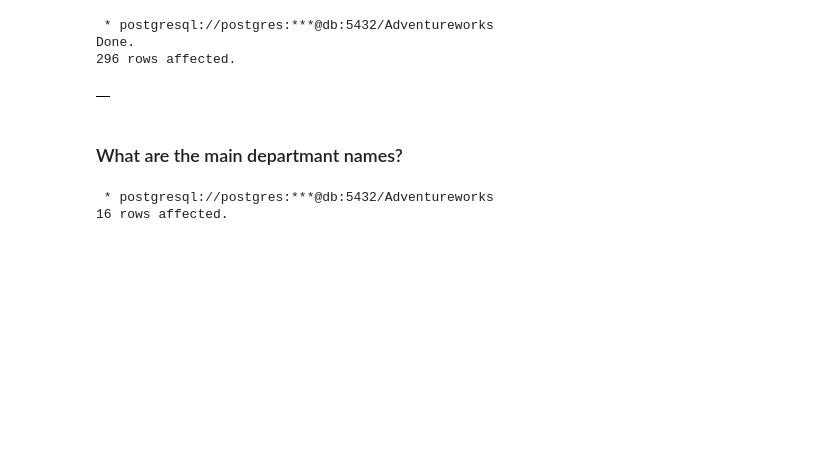
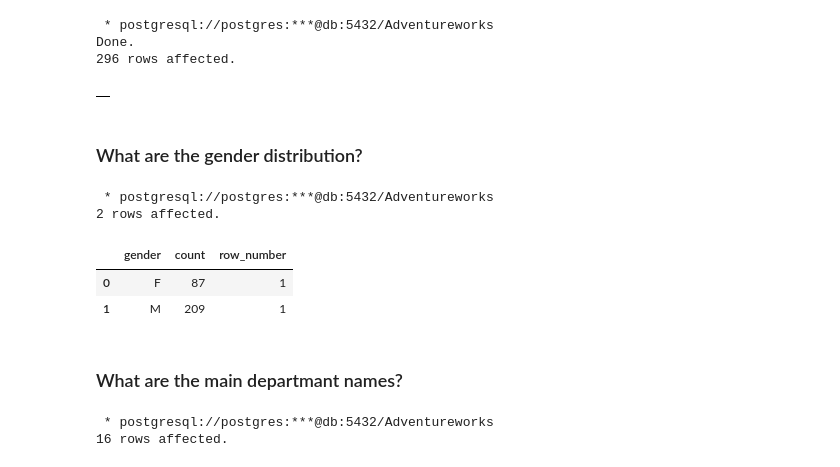
Before and after one commit to nikolaevtomov/adventureworks, a Jupyter notebook: notebook/1.humanresources.ipynb, the cells around one changed output. Cells and saved outputs as stored; diff of their text form; code cells hidden in the pictures; blank space fills up the shorter version.

Commit message:
What is gender distribution in the company?

```diff
--- a/notebook/1.humanresources.ipynb
+++ b/notebook/1.humanresources.ipynb
@@ -42,6 +43,23 @@ CREATE MATERIALIZED VIEW humanresources.deparment_name_and_groups AS (
 Done.
 296 rows affected.
 |  |
+# %% [markdown]
+### What are the gender distribution?
+# %%
+%%sql
+
+SELECT
+    dnag.gender,
+    COUNT(dnag.gender),
+    row_number() over(PARTITION BY COUNT(dnag.gender))
+FROM humanresources.deparment_name_and_groups dnag
+GROUP BY 1
+# %% [output]
+ * postgresql://postgres:***@db:5432/Adventureworks
+2 rows affected.
+|  | gender | count | row_number |
+| 0 | F | 87 | 1 |
+| 1 | M | 209 | 1 |
 # %% [markdown]
 ### What are the main departmant names?
 # %%
```
Also changed, not shown: parts of 2 cells of this notebook.
